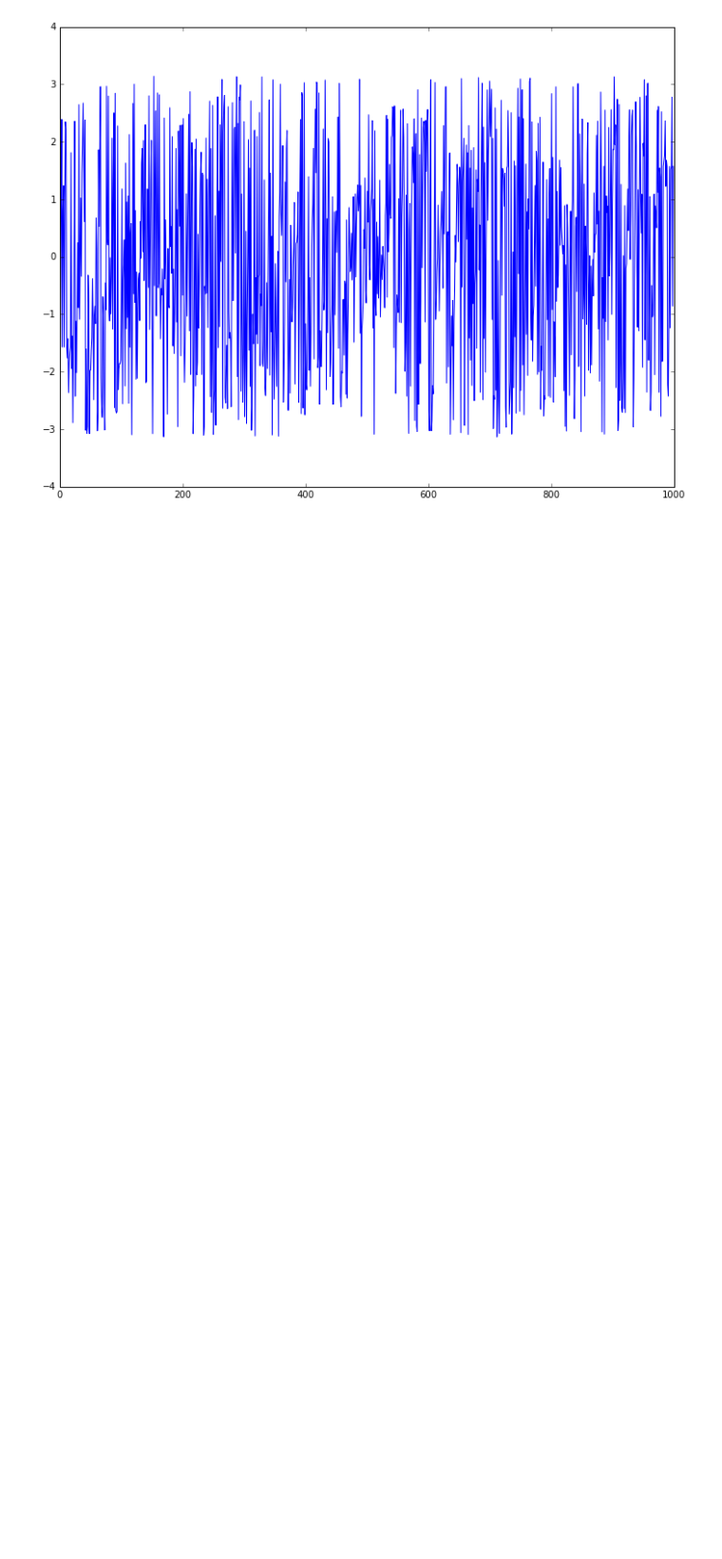
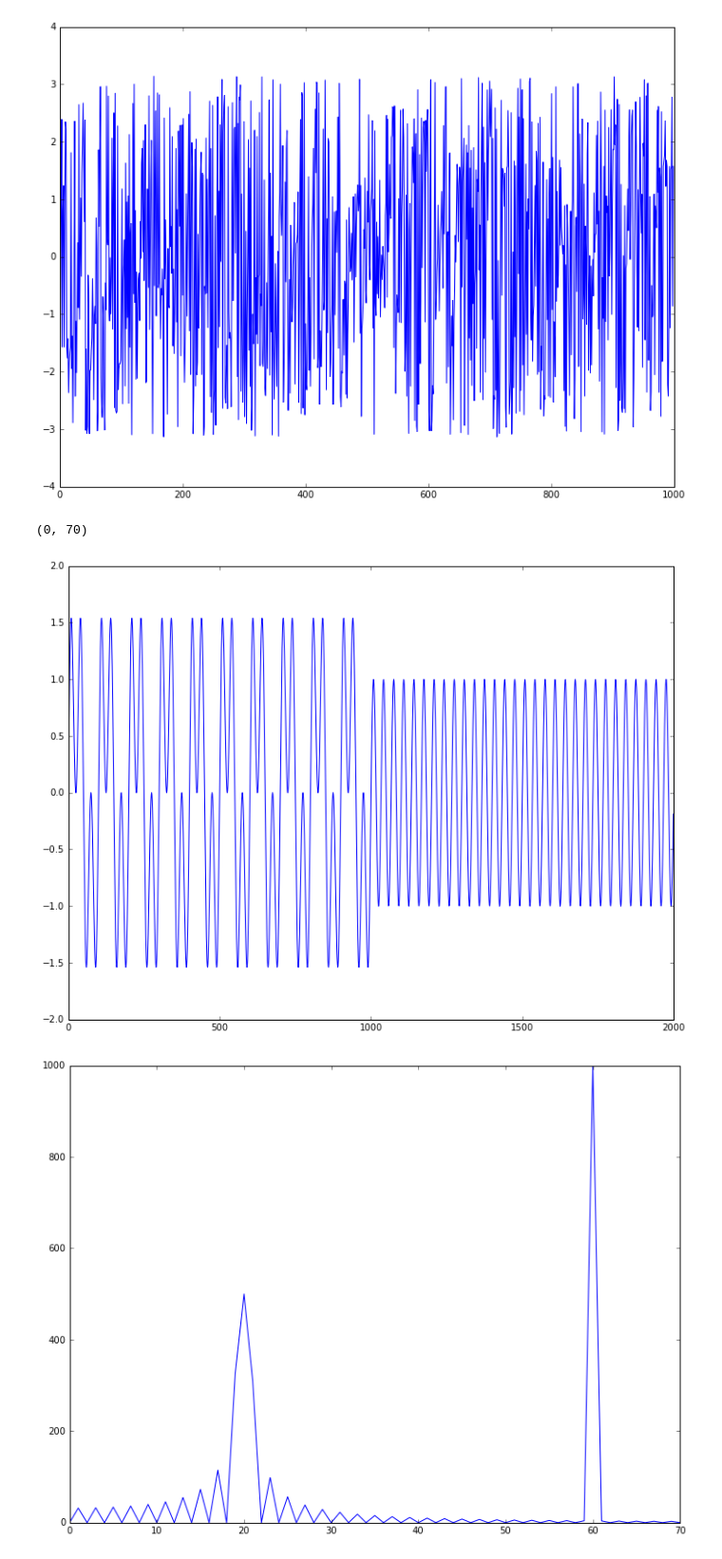
Before and after one commit to Shwe-creator/notebooks, a Jupyter notebook: 16_10_04 sinusoid periodicity.ipynb, the cells around one changed output. Shown: that part at 95% size. Drawn from its saved outputs; the diff is of its cells as text; code cells hidden in the pictures; blank space fills up the shorter version.

```diff
--- a/16_10_04 sinusoid periodicity.ipynb
+++ b/16_10_04 sinusoid periodicity.ipynb
@@ -58,3 +58,27 @@ plt.plot(Xphs)
 [<matplotlib.lines.Line2D at 0x...>]
 [figure]
 [figure]
+# %%
+fs = 1000
+f0 = 10.0
+f1 = 30.0
+dt = 1.0 / fs
+
+t0 = np.arange(0.0, 1.0, dt)
+t1 = np.arange(0.0, 2.0, dt)
+
+x0 = np.sin(2.0 * np.pi * f0 * t0)
+x1 = np.sin(2.0 * np.pi * f1 * t1)
+x = np.zeros(len(x1))
+x[:len(t0)] += x0
+x += x1
+
+plt.plot(x)
+
+plt.figure()
+plt.plot(np.absolute(np.fft.fft(x)))
+plt.xlim([0, 70])
+# %% [output]
+(0, 70)
+[figure, added]
+[figure, added]
```
Also changed, not shown: parts of 5 cells of this notebook, 13 other files.
